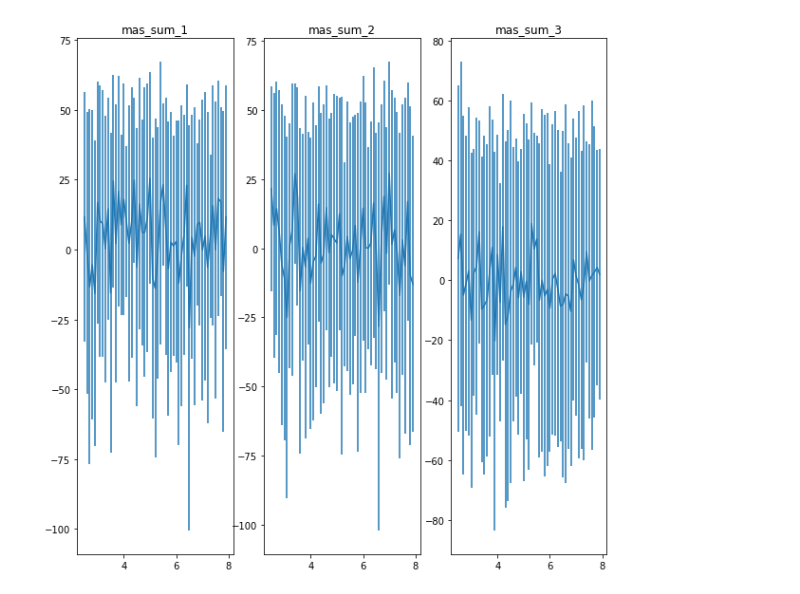
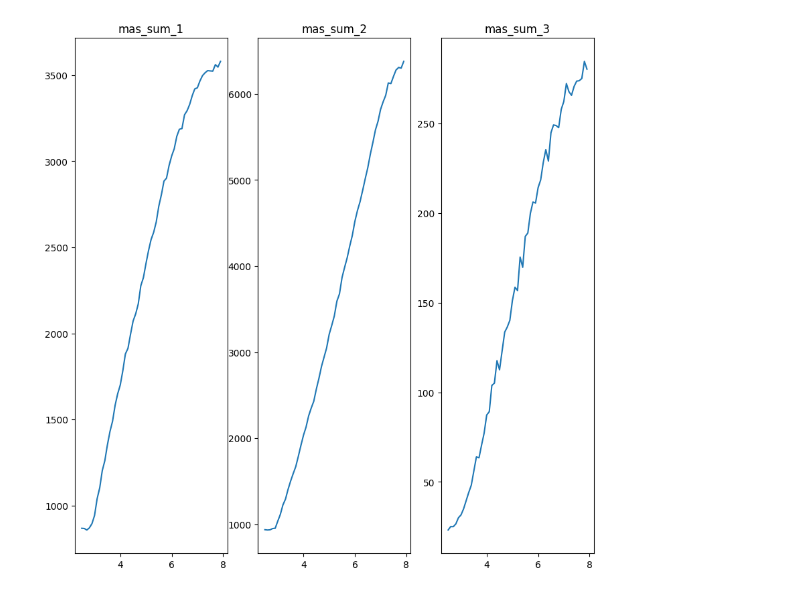
Before and after one commit to m-vsevolod/LPQIT_app, a Jupyter notebook: notebooks/diaphragma_without_noise.ipynb, the cells around one changed output. Saved outputs shown, nothing was run; the diff lists cells and outputs as text; code cells hidden in the pictures.

```diff
--- a/notebooks/diaphragma_without_noise.ipynb
+++ b/notebooks/diaphragma_without_noise.ipynb
@@ -35,9 +36,7 @@ def turn_curtain(curtain_device, angle, TEST = False):
     else:
         try:
             command = str(angle)
-            time.sleep(10)
             curtain_device.write(command.encode('utf-8'))
-            time.sleep(10)
         except Exception as e:
             print(e)
 
@@ -58,6 +57,7 @@ def read_counts(counter_device, TEST = False):
         return np.random.randint(low=0, high=100, size=3)
     else:
         try:
+            counter_device.reset_input_buffer()
             raw_reading = counter_device.readline().decode(errors='ignore')
             return [int(part.strip()) for part in raw_reading.split('\t')]
         except Exception as e:
@@ -67,11 +67,10 @@ def read_counts(counter_device, TEST = False):
 def read_power(powermeter_device, TEST=False):
     if TEST:
         # заглушка для тестирования
-        return np.random.random()
+        return float(np.random.random())
     else:
         try:
             powermeter_device.write(b'*CVU')
-            return powermeter_device.readline().decode().strip()
+            return float(powermeter_device.readline().decode().strip())
         except Exception as e:
             print(e)
-            return None
@@ -78,7 +79,5 @@ def read_power(powermeter_device, TEST=False):
 # %%
-s = open_serial('COM25', 115200)
+s = open_serial('COM8', 115200)
 curtain = open_serial('COM4', 9600)
-d = open_serial('COM23')
-maestro = open_serial('COM17', 115200)
-
-close_serial(s, curtain, d, maestro)
+d = open_serial('COM11')
+maestro = open_serial('COM5', 115200)
@@ -94,62 +90,79 @@ module 'serial' has no attribute 'Serial'
 # %%
-length = 10 # количество усреднений
+length = 12 # количество усреднений
 
-FLAG = True # в режиме тестирования
+FLAG = False # в режиме тестирования
 
 data = pd.DataFrame(columns=['diaphragm',
-                             'mas_sum_1', 'errors_1',
-                             'mas_sum_2', 'errors_2',
-                             'mas_sum_3', 'errors_3',
-                             'power_abs', 'power_rel'])
+                             'mas_sum_1', 'noise_1',
+                             'mas_sum_2', 'noise_2',
+                             'mas_sum_3', 'noise_3',
+                             'power_abs', 'power_rel',
+                             'init_power'])
 
 for i in range(55):
-    display.clear_output(wait=True)
 
     data.loc[i, 'diaphragm'] = 2.5 + 0.1 * i
 
     # измерение шумов
 
-    turn_curtain(curtain, 90, TEST=FLAG)
+    turn_curtain(curtain, 90)
+    time.sleep(6)
 
     noise_counts = np.zeros(3, dtype=int)
-    for _ in range(length):
-        noise_counts = noise_counts + read_counts(s, TEST=FLAG) / length
-    data.loc[i, ['errors_1', 'errors_2', 'errors_3']] = noise_counts
+    for j in range(length):
+        noise_counts = noise_counts + read_counts(s)
+    noise_counts = noise_counts / length
+    data.loc[i, ['noise_1', 'noise_2', 'noise_3']] = noise_counts
+
+    print('noise counts', noise_counts, 'length', noise_counts * length)
 
     # измерение счетов
 
-    turn_curtain(curtain, 0, TEST=FLAG)
+    turn_curtain(curtain, 0)
+    time.sleep(6)
 
     if i == 0:
         init_power = 0
         for _ in range(length):
-            init_power += read_power(maestro, TEST=FLAG) / length
+            init_power = init_power + read_power(maestro, TEST=FLAG)
+        init_power = init_power / length
 
     abs_power = 0
     true_counts = np.zeros(3, dtype=int)
-    for _ in range(length):
-        true_counts = true_counts + read_counts(s, TEST=FLAG) / length
-        abs_power += read_power(maestro, TEST=FLAG) / length
-    true_counts = (true_counts - noise_counts) / ( abs_power / init_power)
+    for j in range(length):
+        true_counts = true_counts + read_counts(s)
+        abs_power = abs_power + read_power(maestro, TEST=FLAG)
+    true_counts = true_counts / length
+    abs_power = abs_power / length
+
+    print('dif', true_counts - noise_counts)
+
+    true_counts = (true_counts - noise_counts) / ( abs_power / init_power )
+
+    print('true', true_counts, 'length', true_counts * length)
 
     data.loc[i, ['mas_sum_1', 'mas_sum_2', 'mas_sum_3']] = true_counts
     data.loc[i, ['power_abs', 'power_rel']] = abs_power, ( abs_power / init_power )
+    data.loc[i, ['init_power']] = init_power
 
     # построение графиков
+
+    display.clear_output(wait=True)
 
     fig, axs = plt.subplots(1, 3, figsize=(10, 10))
 
     for j in range(1, 4):
-        ax = axs[j-1]
-        ax.errorbar(data['diaphragm'],
-                     data[f'mas_sum_{j}'],
-                     yerr=data[f'errors_{j}'])
-        ax.set_title(f'mas_sum_{j}')
+       ax = axs[j-1]
+       ax.plot(data['diaphragm'], data[f'mas_sum_{j}'])
+       ax.set_title(f'mas_sum_{j}')
+
+    print("complete {} %".format(100 * i / 55))
+
     plt.show()
 
     d_action(d, TEST=FLAG)
 
 now = datetime.datetime.now()
-filename = 'result_{}.csv'.format(now.strftime('%Y-%m-%d_%H-%M-%S'))
-data.to_csv(filename, index=False)
+filename = 'DWN_result_{}.xlsx'.format(now.strftime('%Y-%m-%d_%H-%M-%S'))
+data.to_excel(filename, index=False)
 # %% [output]
@@ -158 +170 @@ the curtain turned at an 0
-[figure, old version]
+[figure, new version]
```
Also changed, not shown: parts of 9 cells of this notebook, 1 other file.
